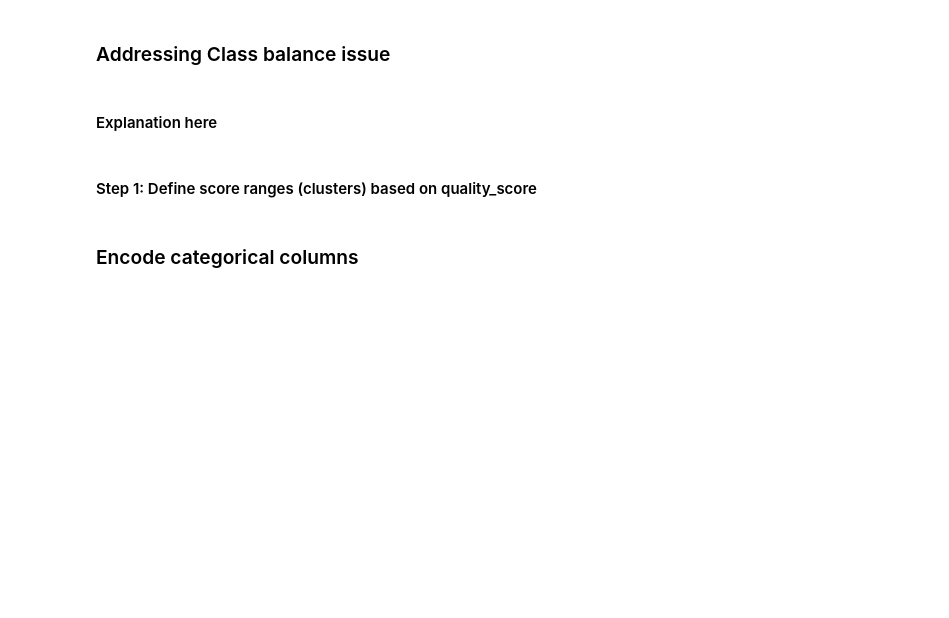
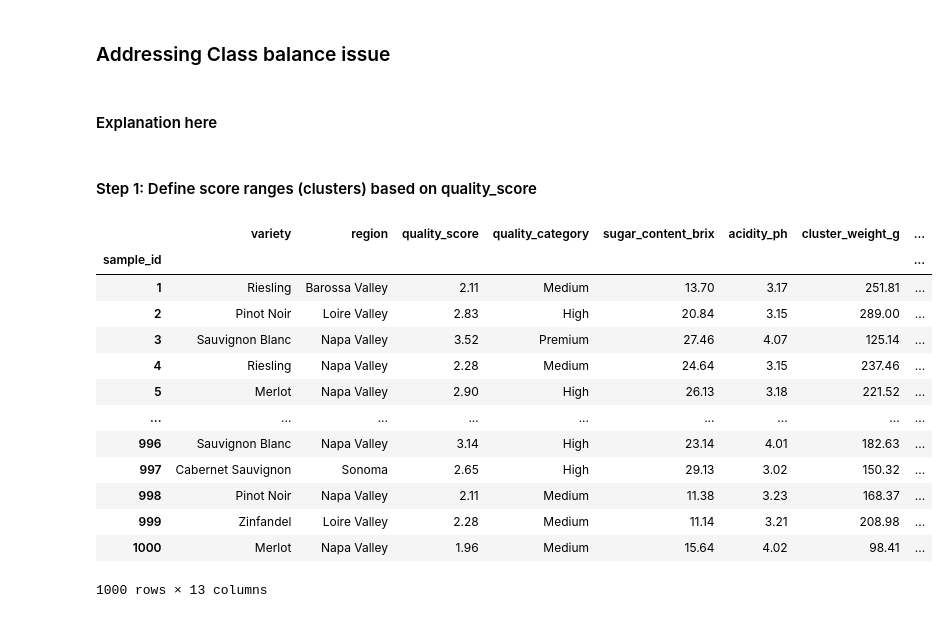
Before and after one commit to lazychach/Grape_Quality_Prediction, a Jupyter notebook: process/cleaning_process/clean.ipynb, the cells around one changed output. Drawn from its saved outputs; the diff is of its cells as text; code cells hidden in the pictures; blank space fills up the shorter version.

Commit message:
resample

```diff
--- a/process/cleaning_process/clean.ipynb
+++ b/process/cleaning_process/clean.ipynb
@@ -36,6 +36,8 @@ sun_exposure_hours       float64
 soil_moisture_percent    float64
 rainfall_mm              float64
 dtype: object
+# %%
+df_grape.set_index('sample_id', inplace=True)
 # %%
 df_grape.describe()
 # %% [output]
@@ -103,0 +118,7 @@ df_grape['harvest_date'] = pd.to_datetime(df_grape['harvest_date'])
+# %%
+df_grape['day_of_year'] = df_grape['harvest_date'].dt.dayofyear
+
+df_grape['month'] = df_grape['harvest_date'].dt.month
+
+df_grape = df_grape.drop(columns=['harvest_date'])
+df_grape.head()
@@ -137,4 +165,20 @@ Score Ranges:
 # %% [markdown]
 #### Step 1: Define score ranges (clusters) based on quality_score
 # %%
-grape_resample=df_grape.drop(columns=['quality_category'])
+grape_resample=df_grape
+grape_resample
+# %% [output]
+|  | variety | region | quality_score | quality_category | sugar_content_brix | acidity_ph | cluster_weight_g | ... |
+| sample_id |  |  |  |  |  |  |  | ... |
+| 1 | Riesling | Barossa Valley | 2.11 | Medium | 13.70 | 3.17 | 251.81 | ... |
+| 2 | Pinot Noir | Loire Valley | 2.83 | High | 20.84 | 3.15 | 289.00 | ... |
+| 3 | Sauvignon Blanc | Napa Valley | 3.52 | Premium | 27.46 | 4.07 | 125.14 | ... |
+| 4 | Riesling | Napa Valley | 2.28 | Medium | 24.64 | 3.15 | 237.46 | ... |
+| 5 | Merlot | Napa Valley | 2.90 | High | 26.13 | 3.18 | 221.52 | ... |
+| ... | ... | ... | ... | ... | ... | ... | ... | ... |
+| 996 | Sauvignon Blanc | Napa Valley | 3.14 | High | 23.14 | 4.01 | 182.63 | ... |
+| 997 | Cabernet Sauvignon | Sonoma | 2.65 | High | 29.13 | 3.02 | 150.32 | ... |
+| 998 | Pinot Noir | Napa Valley | 2.11 | Medium | 11.38 | 3.23 | 168.37 | ... |
+| 999 | Zinfandel | Loire Valley | 2.28 | Medium | 11.14 | 3.21 | 208.98 | ... |
+| 1000 | Merlot | Napa Valley | 1.96 | Medium | 15.64 | 4.02 | 98.41 | ... |
+1000 rows × 13 columns
@@ -145,5 +185,3 @@ grape_resample['score_cluster'] = pd.cut(grape_resample['quality_score'], bins=b
-# %% [markdown]
-### Encode categorical columns
 # %%
 from sklearn.preprocessing import LabelEncoder
 
```
Also changed, not shown: parts of 10 cells of this notebook.
